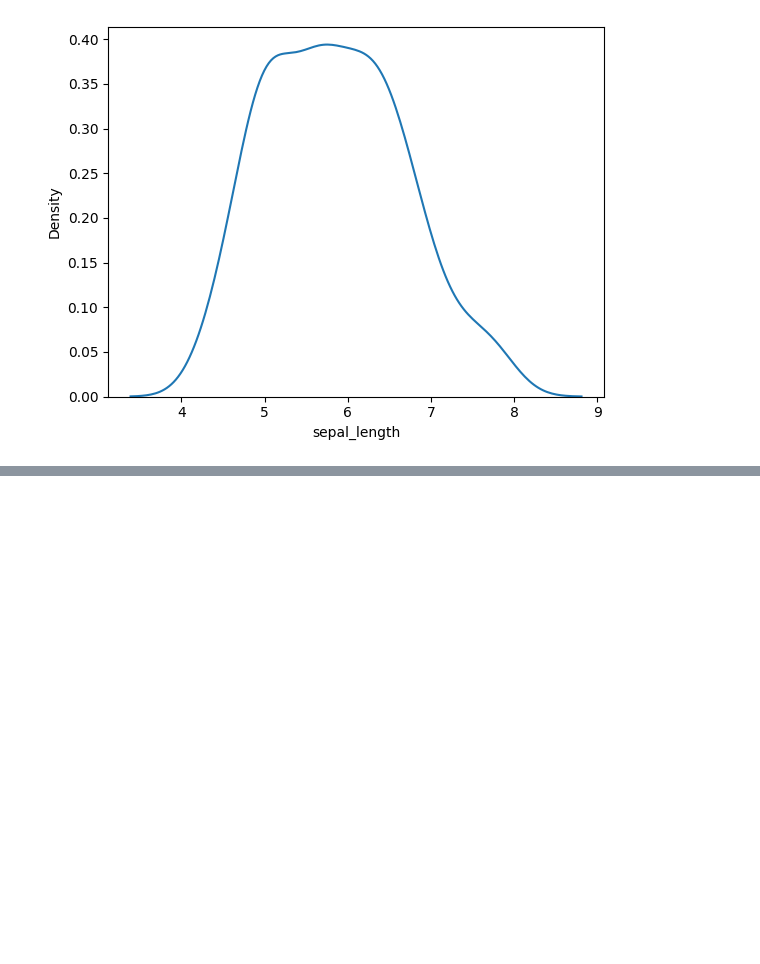
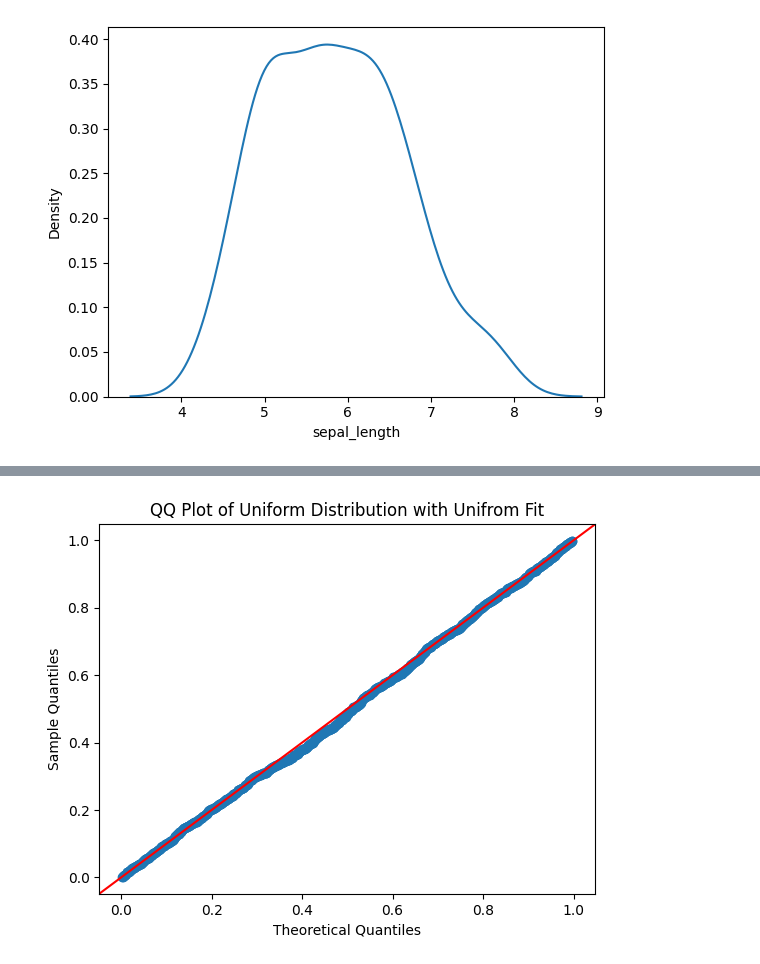
Before and after one commit to Saifullah785/Python_for_Data_Science, a Jupyter notebook: Statistics_for_Data_Science/Lecture_04_Non_Gaussian_Probability_Distributions.ipynb, the cells around one changed output, grey strips where cells are left out. Saved outputs shown, nothing was run; the diff lists cells and outputs as text; code cells hidden in the pictures; blank space fills up the shorter version.

Commit message:
Created using Colab while practicing and understanding the code of Lecture_04_Non_Gaussian_Probability_Distributions

```diff
--- a/Statistics_for_Data_Science/Lecture_04_Non_Gaussian_Probability_Distributions.ipynb
+++ b/Statistics_for_Data_Science/Lecture_04_Non_Gaussian_Probability_Distributions.ipynb
@@ -53,0 +68,13 @@ x_quant
+# %%
+params = stats.uniform.fit(x)
+dist = stats.uniform(loc=params[0], scale=params[1])
+# %%
+fig = sm.qqplot(x, dist=dist, line= '45')
+
+plt.title('QQ Plot of Uniform Distribution with Unifrom Fit')
+plt.xlabel('Theoretical Quantiles')
+plt.ylabel('Sample Quantiles')
+
+plt.show()
+# %% [output]
+[figure, added]
```
Also changed, not shown: parts of 6 cells of this notebook.
